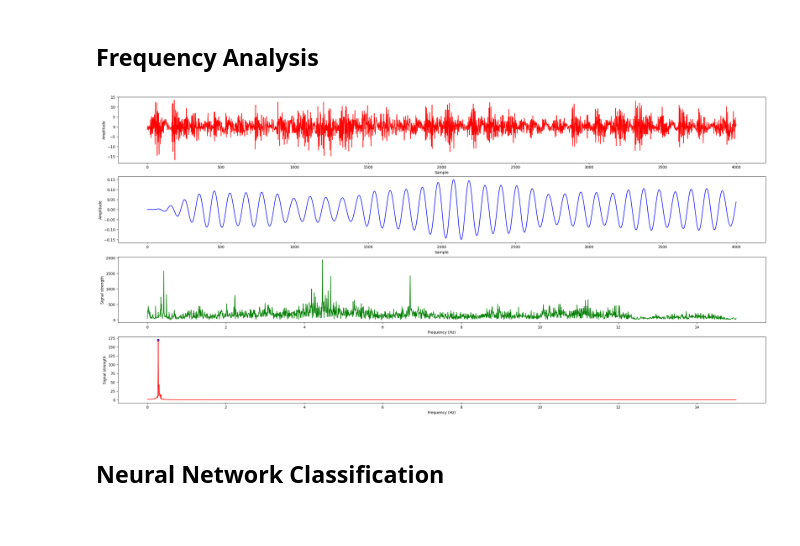
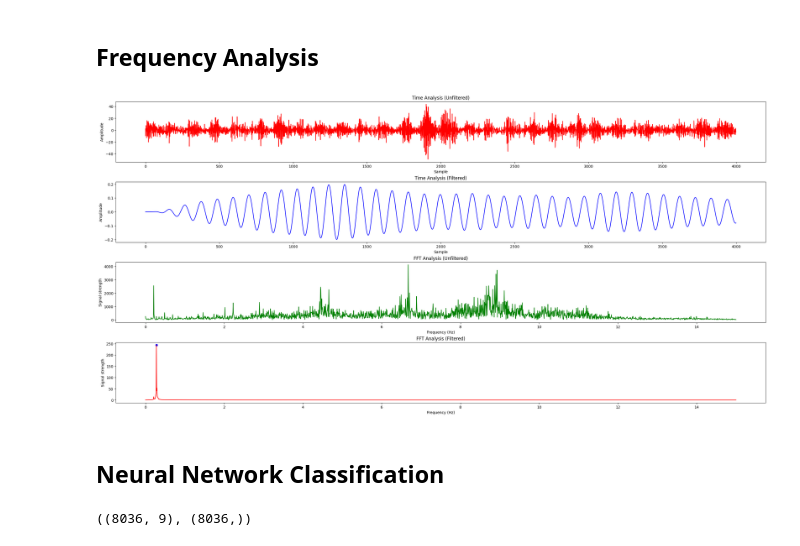
Before and after one commit to norrisrahman/Final-Project-Signal-and-System, a Jupyter notebook: Main.ipynb, the cells around one changed output. Saved outputs shown, nothing was run; the diff lists cells and outputs as text; code cells hidden in the pictures.

```diff
--- a/Main.ipynb
+++ b/Main.ipynb
@@ -87,44 +87,60 @@ def rdg(df, state=None, load=None, sensor=None):
 # %%
 import scipy.signal
 
-x = rdg(sensor_readings, 'h', 10, 'a4').reading.values[:4000]
+x = rdg(sensor_readings, 'h', 50, 'a1').reading.values[:4000]
 
-b, a = scipy.signal.butter(3, [0.018,0.02],  btype='bandpass')
+b, a = scipy.signal.butter(3, [0.018,0.02],  btype='bandpass') #Filter
 x_filtered = scipy.signal.lfilter(b, a, x)
 
 y_nf = np.abs(fft.rfft(x))
 x_nf = fft.rfftfreq(x.shape[0], 1/30)
 
 y_fft = np.abs(fft.rfft(x_filtered))
 x_fft = fft.rfftfreq(x_filtered.shape[0], 1/30)  # 30Hz data rate
 
 # find peaks that are
 #   at least 1Hz apart (number of frequency points / max frequency)
 x_peak_spacing = y_fft.shape[0] / x_fft.max()
 #   rising above surrounding values by the 99th percentile of the values
 x_peak_prominence = np.quantile(y_fft,0.99)
 
 abnormal_peaks, _ = signal.find_peaks(y_fft, distance=x_peak_spacing, prominence=x_peak_prominence)
 
 
 
 fig, ax = plt.subplots(4,1, figsize=(25,12), constrained_layout = True)
 ax[0].plot(x, color='red')
 ax[1].plot(x_filtered, color='blue')
 ax[2].plot(x_nf, y_nf, color='green')
 ax[3].plot(x_fft, y_fft, color='red')
 for peak in abnormal_peaks:
     ax[3].scatter(x=x_fft[peak], y=y_fft[peak], c='b', marker='o', s=30)
 
-for xz in range(4):
-    if xz < 2:
-        ax[xz].set_xlabel('Sample')
-        ax[xz].set_ylabel('Amplitude')
-    else:
-        ax[xz].set_xlabel('Frequency (Hz)')
-        ax[xz].set_ylabel('Signal strength')
+# for xz in range(4):
+#     if xz < 2:
+#         ax[xz].set_title()
+#         ax[xz].set_xlabel('Sample')
+#         ax[xz].set_ylabel('Amplitude')
+#     else:
+#         ax[xz].set_xlabel('Frequency (Hz)')
+#         ax[xz].set_ylabel('Signal strength')
+ax[0].set_title("Time Analysis (Unfiltered)")
+ax[0].set_xlabel('Sample')
+ax[0].set_ylabel('Amplitude')
+
+ax[1].set_title("Time Analysis (Filtered)")
+ax[1].set_xlabel('Sample')
+ax[1].set_ylabel('Amplitude')
+
+ax[2].set_title("FFT Analysis (Unfiltered)")
+ax[2].set_xlabel('Frequency (Hz)')
+ax[2].set_ylabel('Signal strength')
+
+ax[3].set_title("FFT Analysis (Filtered)")
+ax[3].set_xlabel('Frequency (Hz)')
+ax[3].set_ylabel('Signal strength')
 plt.show()
 # %% [output]
-[figure, old version]
+[figure, new version]
 # %% [markdown]
 ## Neural Network Classification
@@ -132,0 +147,28 @@ plt.show()
+# %%
+data = []
+labels = []
+for (state,load,sensor),g in sensor_readings.groupby(['state','load','sensor']):
+    vals = g.reading.values
+    splits = np.split(vals, range(1000,vals.shape[0],1000))
+    for s in splits[:-1]:  # except the last one
+        data.append({
+            #'sensor_a1': int(sensor=='a1'),
+            'sensor_a2': int(sensor=='a2'),
+            'sensor_a3': int(sensor=='a3'),
+            'sensor_a4': int(sensor=='a4'),
+            # no need to put a4: if a1-3 are 0, then it's sensor a4
+            'load': load,
+            'mean': np.mean(s),
+            'std': np.std(s),
+            'kurt': stats.kurtosis(s),
+            'skew': stats.skew(s),
+            'moment': stats.moment(s),
+        })
+        labels.append(int(state=='b'))  # positive label indicates fault
+
+df_data = pd.DataFrame(data)
+data = df_data.values
+labels = np.array(labels)
+(data.shape, labels.shape)
+# %% [output]
+((8036, 9), (8036,))
```
Also changed, not shown: parts of 11 cells of this notebook.
